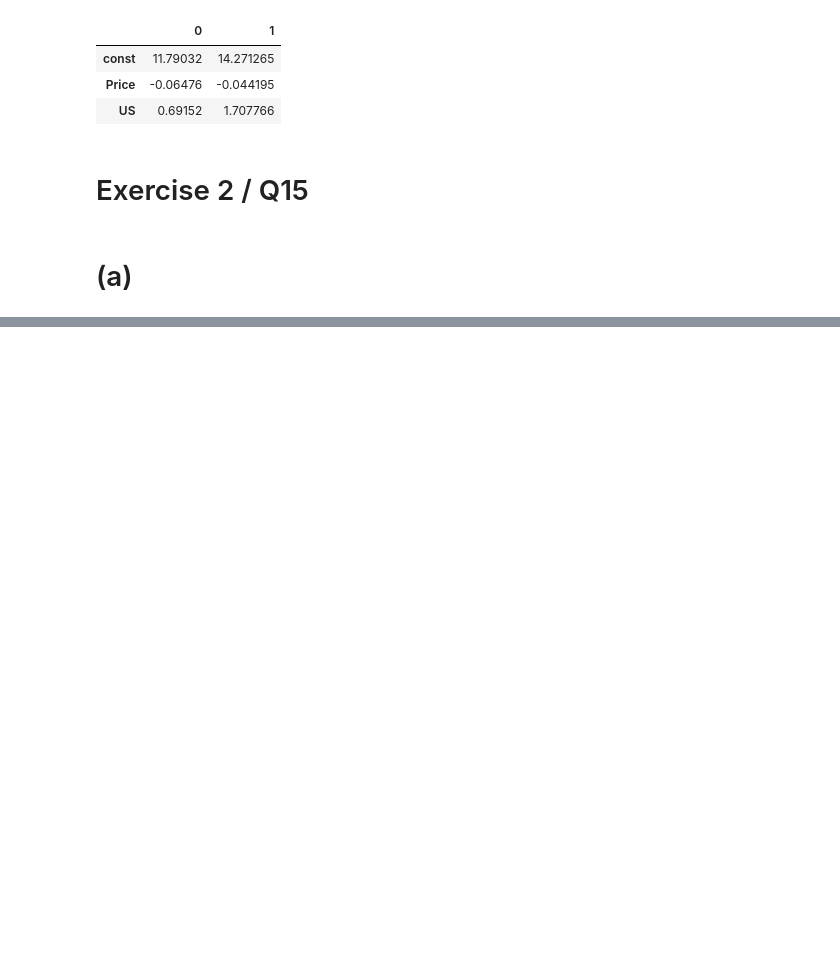
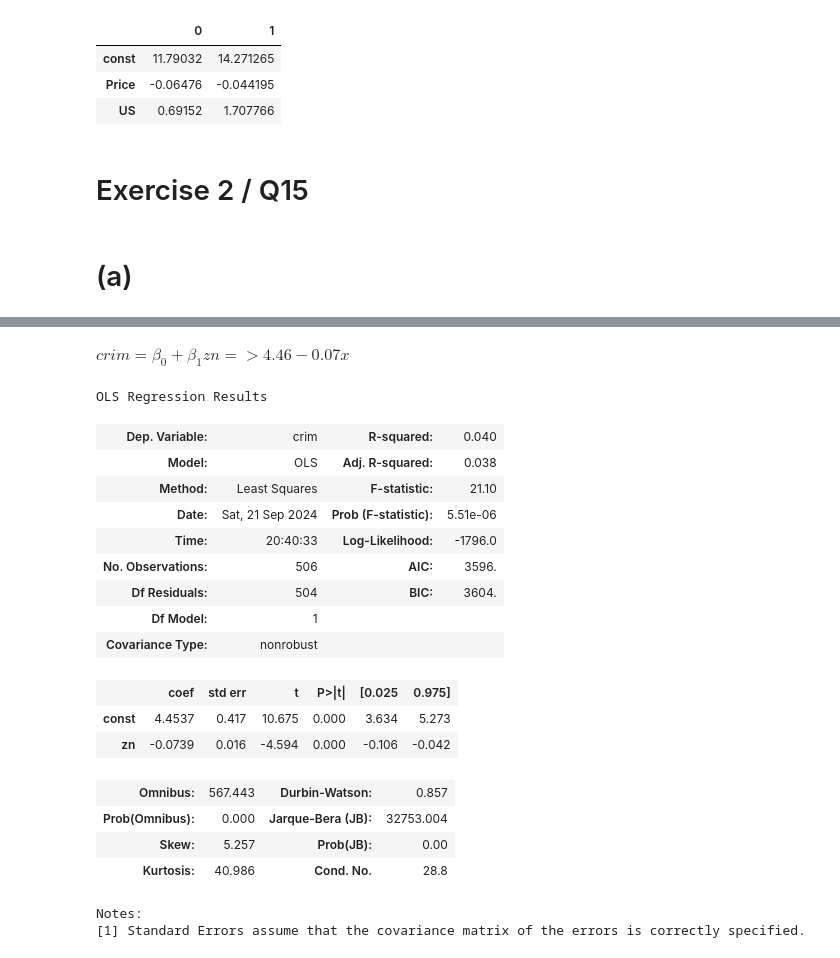
Before and after one commit to woooocoder/machine-learning, a Jupyter notebook: hw2/hw2.ipynb, the cells around one changed output, grey strips where cells are left out. Cells and saved outputs as stored; diff of their text form; code cells hidden in the pictures; blank space fills up the shorter version.

```diff
--- a/hw2/hw2.ipynb
+++ b/hw2/hw2.ipynb
@@ -117,0 +140,24 @@ model2.conf_int(alpha=0.05)
+# %% [markdown]
+$crim=\beta_0+\beta_1zn => 4.46-0.07x$
+# %%
+pr('zn')
+# %% [output]
+OLS Regression Results
+| Dep. Variable: | crim | R-squared: | 0.040 |
+| Model: | OLS | Adj. R-squared: | 0.038 |
+| Method: | Least Squares | F-statistic: | 21.10 |
+| Date: | Sat, 21 Sep 2024 | Prob (F-statistic): | 5.51e-06 |
+| Time: | 20:40:33 | Log-Likelihood: | -1796.0 |
+| No. Observations: | 506 | AIC: | 3596. |
+| Df Residuals: | 504 | BIC: | 3604. |
+| Df Model: | 1 |  |  |
+| Covariance Type: | nonrobust |  |  |
+|  | coef | std err | t | P>|t| | [0.025 | 0.975] |
+| const | 4.4537 | 0.417 | 10.675 | 0.000 | 3.634 | 5.273 |
+| zn | -0.0739 | 0.016 | -4.594 | 0.000 | -0.106 | -0.042 |
+| Omnibus: | 567.443 | Durbin-Watson: | 0.857 |
+| Prob(Omnibus): | 0.000 | Jarque-Bera (JB): | 32753.004 |
+| Skew: | 5.257 | Prob(JB): | 0.00 |
+| Kurtosis: | 40.986 | Cond. No. | 28.8 |
+Notes:
+[1] Standard Errors assume that the covariance matrix of the errors is correctly specified.
```
Also changed, not shown: parts of 33 cells of this notebook, 1 other file.
